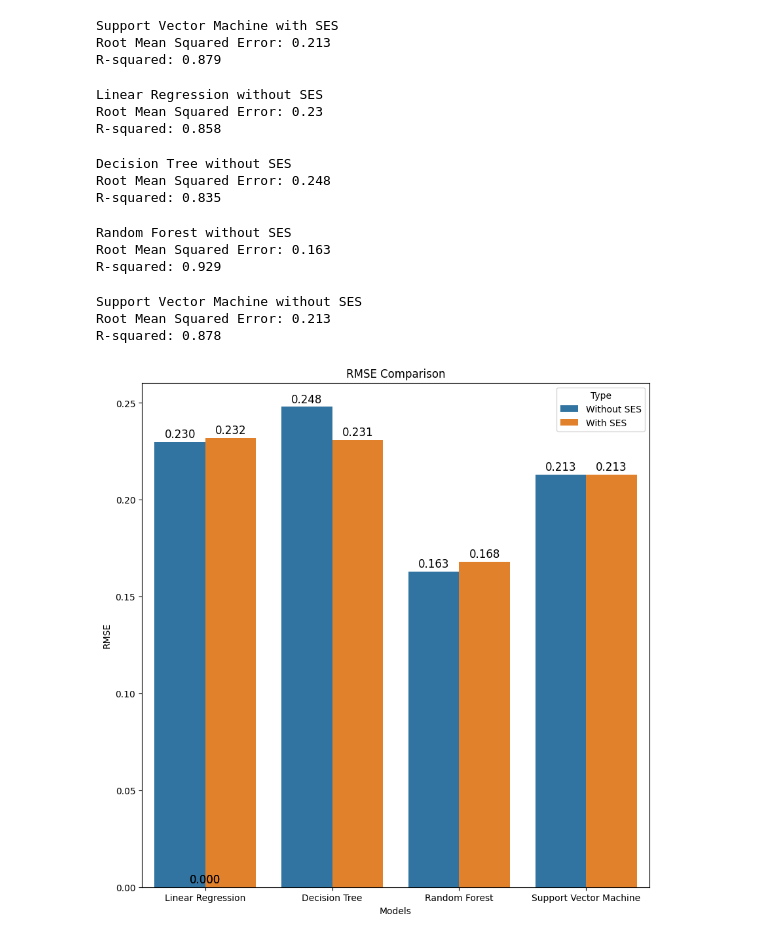
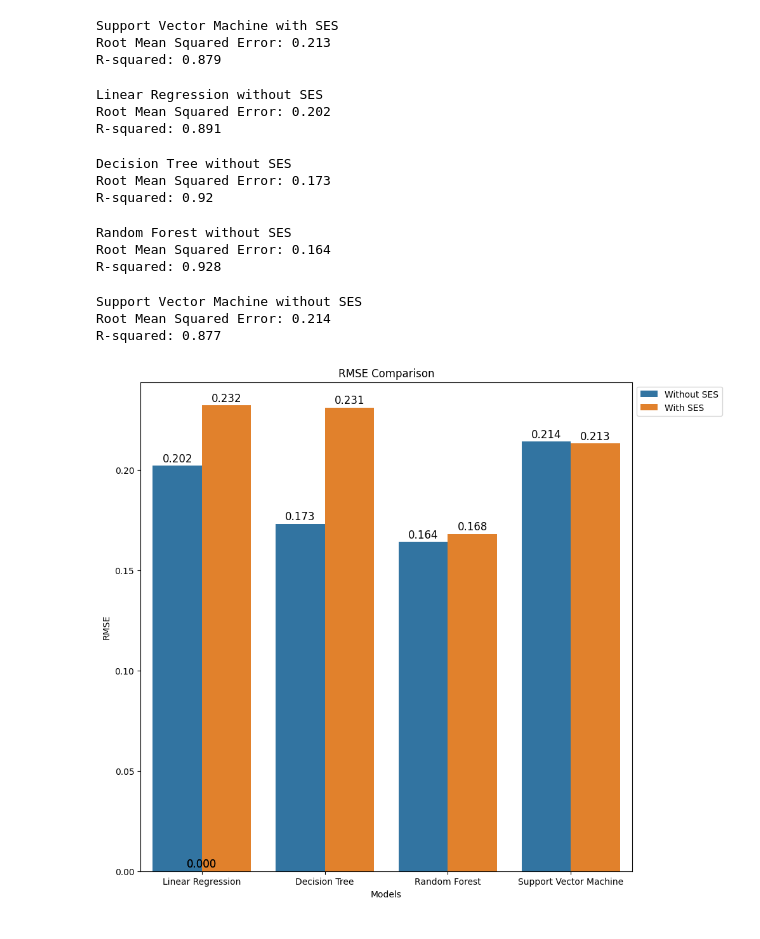
Before and after one commit to aidanahn/Student-Performance-V2, a Jupyter notebook: data_cleaning.ipynb, the cells around one changed output. Saved outputs shown, nothing was run; the diff lists cells and outputs as text; code cells hidden in the pictures.

Commit message:
Refactored Pearson's

```diff
--- a/data_cleaning.ipynb
+++ b/data_cleaning.ipynb
@@ -57,3 +48,27 @@ X_train_n, X_test_n, y_train_n, y_test_n = train_test_split(X_n, y, test_size=0.
+# %%
+# Define target and features
+X = df.drop(columns=['Overall'])
+y = df['Overall']
+X_n = X.drop(columns=['Income', 'Hometown', 'Job'])
+
+# Set correlation threshold
+threshold = 0
+
+# Calculate Pearson correlation with target variable (y)
+correlation = X.corrwith(y).abs()
+
+# Identify columns to drop for X, keeping specific features
+columns_to_keep_X = {'Income', 'Hometown', 'Job'}
+columns_to_drop_X = [col for col in correlation[correlation < threshold].index if col not in columns_to_keep_X]
+X = X.drop(columns=columns_to_drop_X)
+
+# Identify columns to drop for X_n (excluding specified features)
+columns_to_drop_X_n = [col for col in correlation[correlation < threshold].index if col not in columns_to_keep_X]
+X_n = X_n.drop(columns=columns_to_drop_X_n)
+
+# Split data into training and testing sets
+X_train, X_test, y_train, y_test = train_test_split(X, y, test_size=0.2, random_state=42)
+X_train_n, X_test_n, y_train_n, y_test_n = train_test_split(X_n, y, test_size=0.2, random_state=42)
 # %%
 # ----------------------------------------------------------------------------------------------------
 # Model Comparison: With SES
@@ -172,8 +187,8 @@ print(f"Root Mean Squared Error: {LR_rmse_n}")
 print(f"R-squared: {LR_r2_n}")
 # %% [output]
 Linear Regression without SES
-Root Mean Squared Error: 0.23
-R-squared: 0.858
+Root Mean Squared Error: 0.202
+R-squared: 0.891
 # %%
 model = DecisionTreeRegressor(random_state=42)
 
@@ -194,8 +209,8 @@ print(f"Root Mean Squared Error: {DT_rmse_n}")
 print(f"R-squared: {DT_r2_n}")
 # %% [output]
 Decision Tree without SES
-Root Mean Squared Error: 0.248
-R-squared: 0.835
+Root Mean Squared Error: 0.173
+R-squared: 0.92
 # %%
 model = RandomForestRegressor(random_state=42)
 
@@ -216,8 +231,8 @@ print(f"Root Mean Squared Error: {RF_rmse_n}")
 print(f"R-squared: {RF_r2_n}")
 # %% [output]
 Random Forest without SES
-Root Mean Squared Error: 0.163
-R-squared: 0.929
+Root Mean Squared Error: 0.164
+R-squared: 0.928
 # %%
 model = SVR()
 
@@ -238,8 +253,8 @@ print(f"Root Mean Squared Error: {SVM_rmse_n}")
 print(f"R-squared: {SVM_r2_n}")
 # %% [output]
 Support Vector Machine without SES
-Root Mean Squared Error: 0.213
-R-squared: 0.878
+Root Mean Squared Error: 0.214
+R-squared: 0.877
 # %%
 # ----------------------------------------------------------------------------------------------------
 # Comparison
@@ -251,36 +266,36 @@ values1 = [LR_rmse_n, DT_rmse_n, RF_rmse_n, SVM_rmse_n]
 values2 = [LR_rmse, DT_rmse, RF_rmse, SVM_rmse]
 
 # Create a DataFrame
-df = pd.DataFrame({
+graph_df = pd.DataFrame({
     'Group': groups * 2,
     'Value': values1 + values2,
     'Type': ['Without SES'] * len(groups) + ['With SES'] * len(groups)
 })
 
 # Create the bar plot with default Seaborn colors (blue and orange)
 plt.figure(figsize=(10, 10))
-sns.barplot(x='Group', y='Value', hue='Type', data=df)
+sns.barplot(x='Group', y='Value', hue='Type', data=graph_df)
 
 # Add value annotations with three decimal places
 for p in plt.gca().patches:
     plt.gca().annotate(f'{p.get_height():.3f}',  # Change to 3 decimal places
                        (p.get_x() + p.get_width() / 2., p.get_height()),
                        ha='center', va='center',
                        fontsize=12, color='black',
                        xytext=(0, 8), textcoords='offset points')
 
 # Title and labels
 plt.title('RMSE Comparison')
 plt.xlabel('Models')
 plt.ylabel('RMSE')
 
 # Move the legend outside the plot to the right
 plt.legend(loc='upper left', bbox_to_anchor=(1, 1))
 
 # Show the plot
 plt.show()
 # %% [output]
-[figure, old version]
+[figure, new version]
 # %%
 # Data
 groups = ['Linear Regression', 'Decision Tree', 'Random Forest', 'Support Vector Machine']
```
Also changed, not shown: parts of 4 cells of this notebook.
